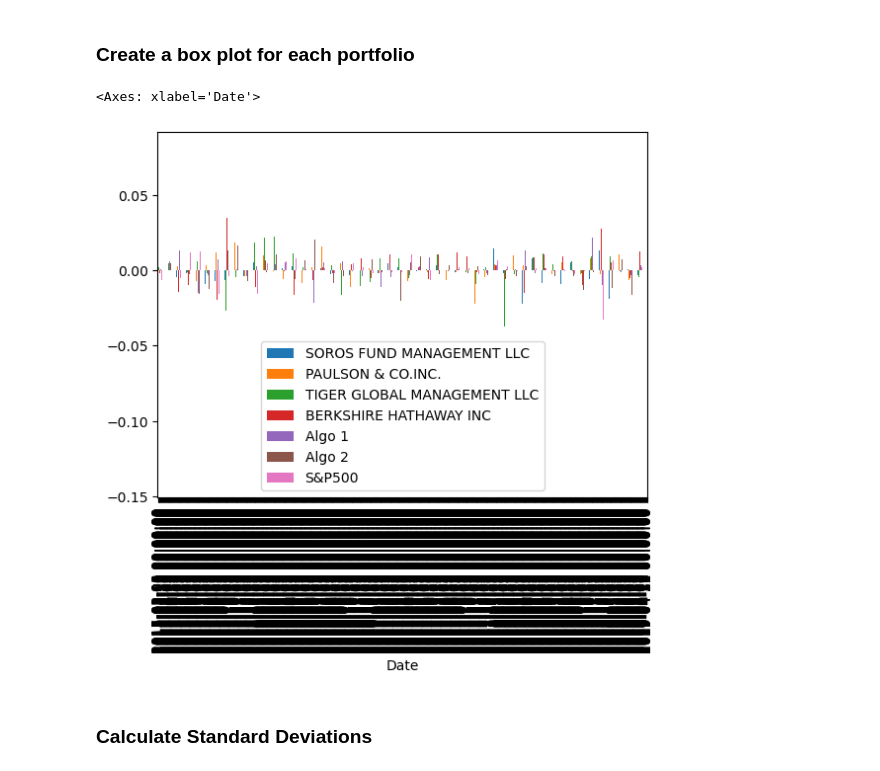
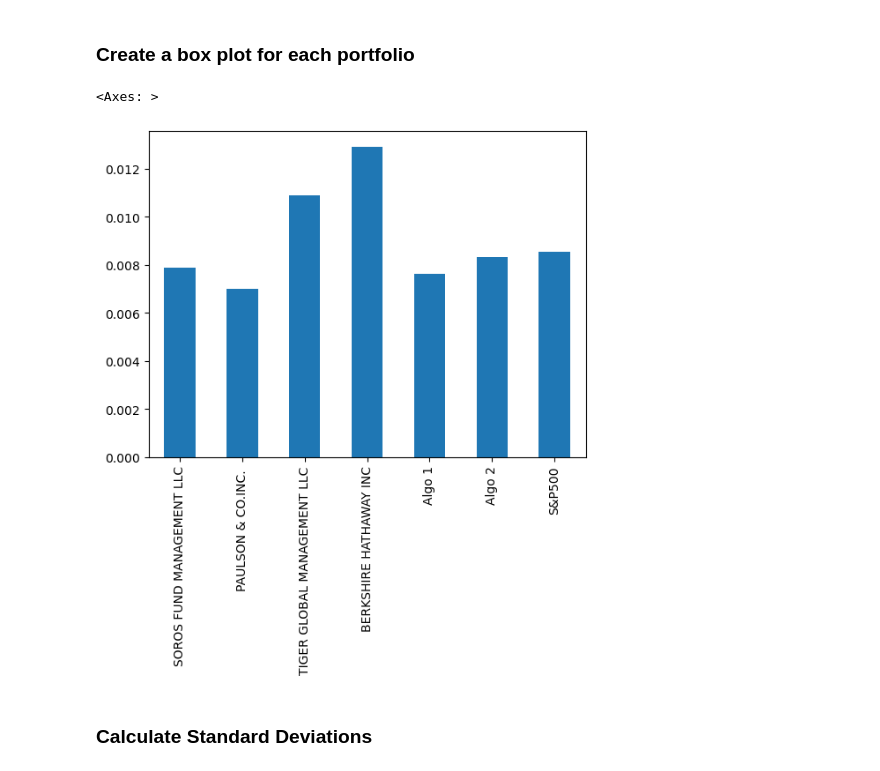
Before and after one commit to marc-martinez1/quantitative-analysis-demo, a Jupyter notebook: whale_analysis.ipynb, the cells around one changed output. Saved outputs shown, nothing was run; the diff lists cells and outputs as text; code cells hidden in the pictures.

Commit message:
Commit personal portfolio analysis

```diff
--- a/whale_analysis.ipynb
+++ b/whale_analysis.ipynb
@@ -98,7 +98,7 @@ Algo 2    6
 dtype: int64
 # %%
 # Drop nulls
-df_algo_returns = data_algo_returns.dropna().copy()
+df_algo_returns = data_algo_returns.dropna()
 df_algo_returns.isnull().sum()
 # %% [output]
 Algo 1    0
@@ -247,10 +247,10 @@ Determine the _risk_ of each portfolio:
 ### Create a box plot for each portfolio
 # %%
 # Box plot to visually show risk
-all_portfolios.plot.bar()
+all_portfolios.std().plot.bar()
 # %% [output]
-<Axes: xlabel='Date'>
+<Axes: >
-[figure, old version]
+[figure, new version]
 # %% [markdown]
 ### Calculate Standard Deviations
 # %%
```
Also changed, not shown: parts of 28 cells of this notebook.
